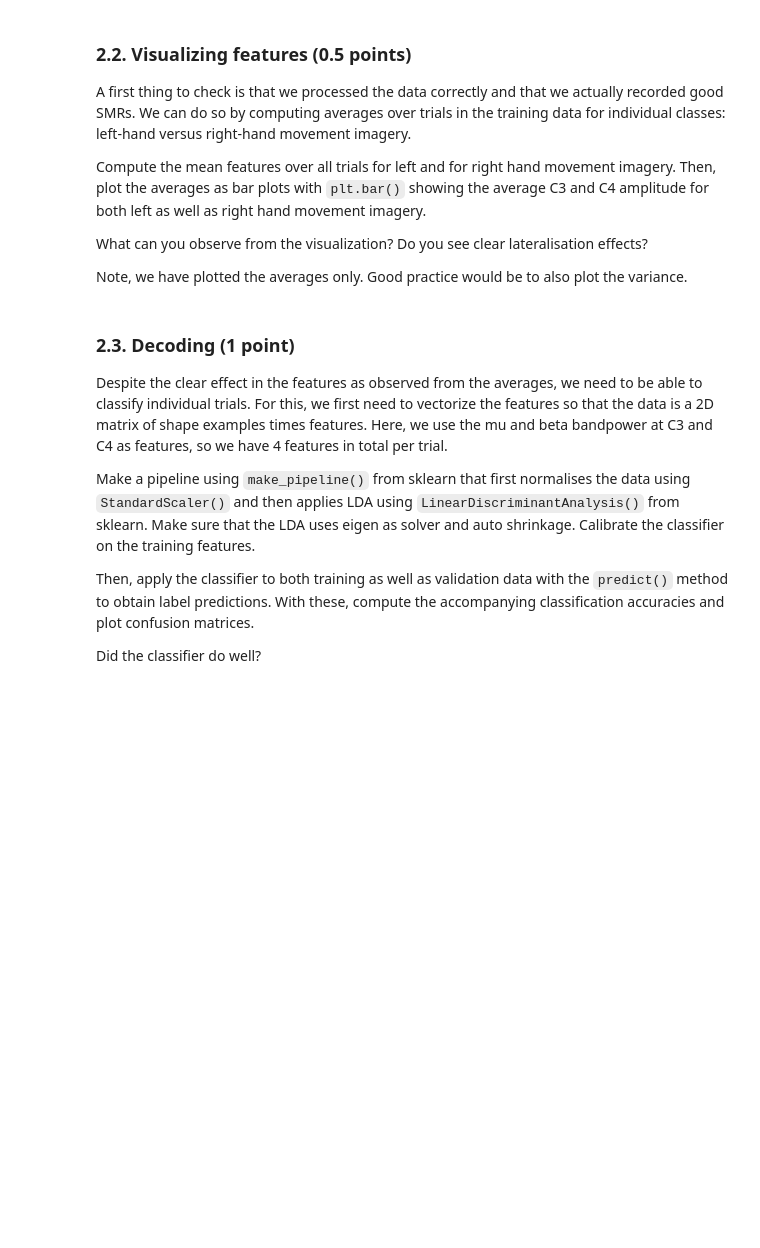
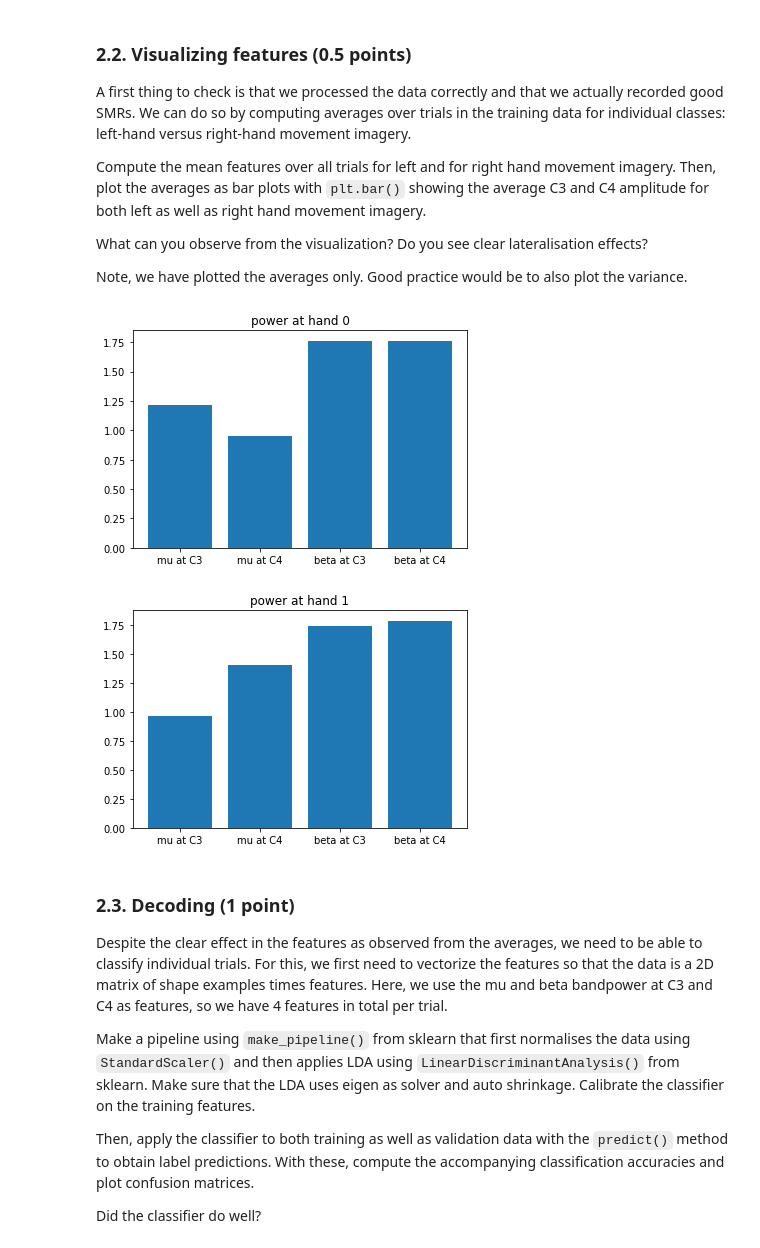
Before and after one commit to malyvsen/radboud-bci, a Jupyter notebook: assignment2.ipynb, the cells around one changed output. Saved outputs shown, nothing was run; the diff lists cells and outputs as text; code cells hidden in the pictures; blank space fills up the shorter version.

```diff
--- a/assignment2.ipynb
+++ b/assignment2.ipynb
@@ -331,3 +329,18 @@ Note, we have plotted the averages only. Good practice would be to also plot the
+# %%
+def hand_power_plot(hand_id):
+    power = F_train[T_train == hand_id, :, :].mean(axis=0)
+    flattened = power.ravel()
+    ticks = np.arange(len(flattened))
+    plt.bar(ticks, flattened)
+    plt.xticks(ticks, [f'{band} at {electrode}' for band in pass_bands for electrode in electrodes])
+    plt.title(f'power at hand {hand_id}')
+    plt.show()
+
+hand_power_plot(0)
+hand_power_plot(1)
+# %% [output]
+[figure, added]
+[figure, added]
 # %% [markdown]
 ### 2.3. Decoding (1 point) <a class="anchor" id="decoding"></a>
 Despite the clear effect in the features as observed from the averages, we need to be able to classify individual trials. For this, we first need to vectorize the features so that the data is a 2D matrix of shape examples times features. Here, we use the mu and beta bandpower at C3 and C4 as features, so we have 4 features in total per trial.
```
Also changed, not shown: parts of 1 cell of this notebook.
